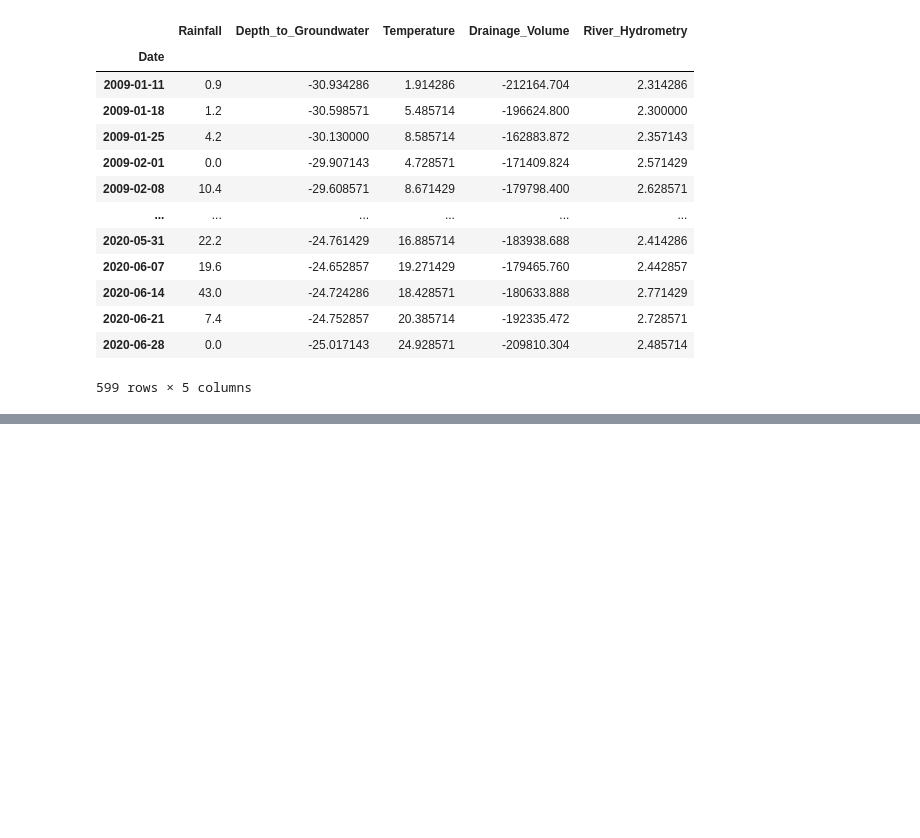
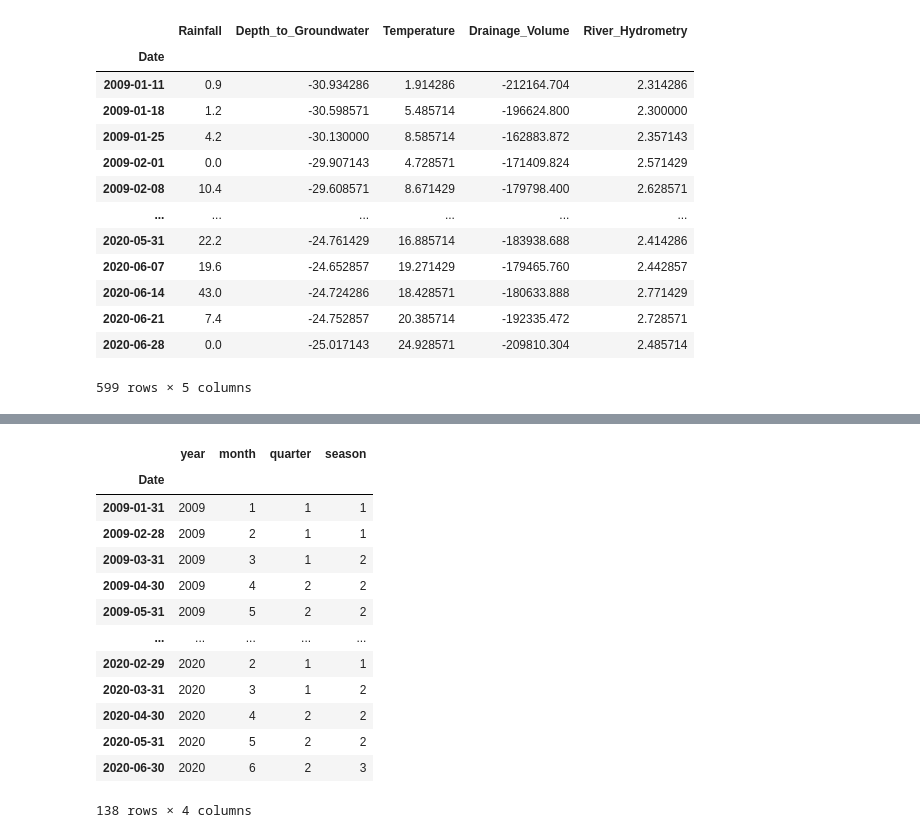
Before and after one commit to KatrinPoepp/bachelor, a Jupyter notebook: Data_prep.ipynb, the cells around one changed output, grey strips where cells are left out. Saved outputs shown, nothing was run; the diff lists cells and outputs as text; code cells hidden in the pictures; blank space fills up the shorter version.

```diff
--- a/Data_prep.ipynb
+++ b/Data_prep.ipynb
@@ -203,0 +221,27 @@ df_trimmed.to_csv('files/interploated_w.csv')
+# %%
+df['year'] = df.index.year
+df['month'] = df.index.month
+#df['day'] = df.index.day
+#df['day_of_year'] = df.index.dayofyear
+#df['week_of_year'] = df.index.weekofyear
+df['quarter'] = df.index.quarter
+df['season'] = df.month%12 // 3 + 1
+
+#df[['year', 'month', 'day', 'day_of_year', 'week_of_year', 'quarter', 'season']]
+#df[['year', 'month',  'week_of_year', 'quarter', 'season']]
+df[['year', 'month', 'quarter', 'season']]
+# %% [output]
+|  | year | month | quarter | season |
+| Date |  |  |  |  |
+| 2009-01-31 | 2009 | 1 | 1 | 1 |
+| 2009-02-28 | 2009 | 2 | 1 | 1 |
+| 2009-03-31 | 2009 | 3 | 1 | 2 |
+| 2009-04-30 | 2009 | 4 | 2 | 2 |
+| 2009-05-31 | 2009 | 5 | 2 | 2 |
+| ... | ... | ... | ... | ... |
+| 2020-02-29 | 2020 | 2 | 1 | 1 |
+| 2020-03-31 | 2020 | 3 | 1 | 2 |
+| 2020-04-30 | 2020 | 4 | 2 | 2 |
+| 2020-05-31 | 2020 | 5 | 2 | 2 |
+| 2020-06-30 | 2020 | 6 | 2 | 3 |
+138 rows × 4 columns
```
Also changed, not shown: parts of 7 cells of this notebook, 13 other files.
